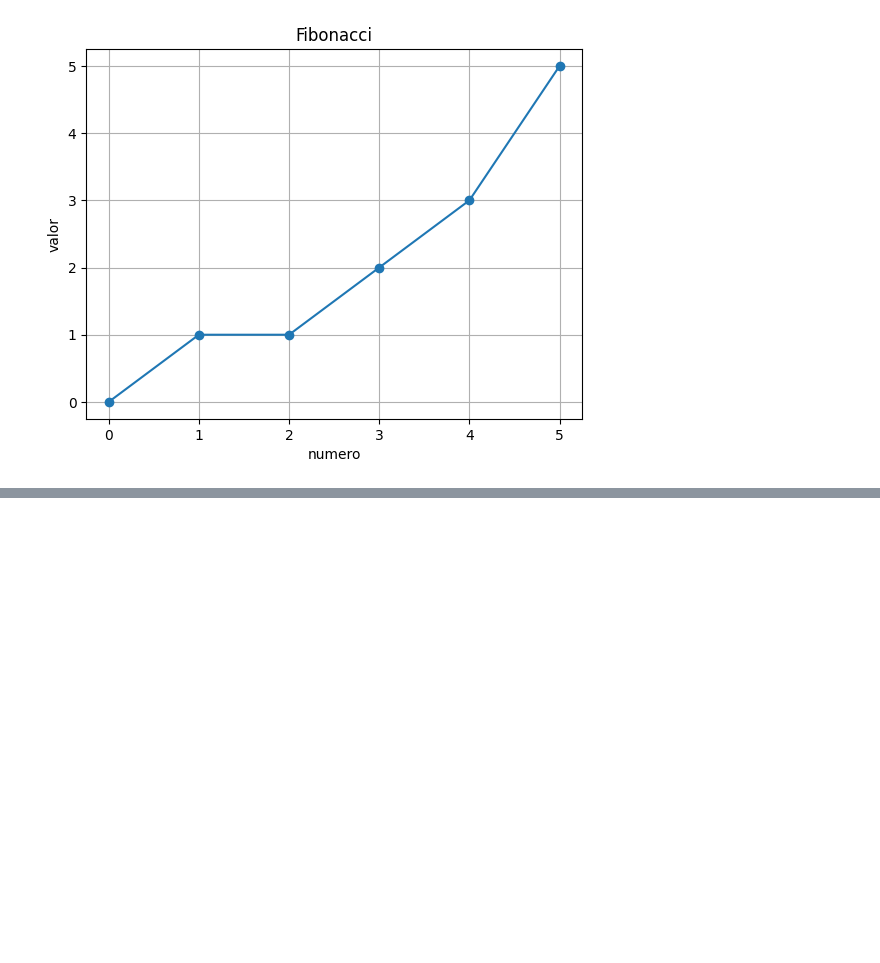
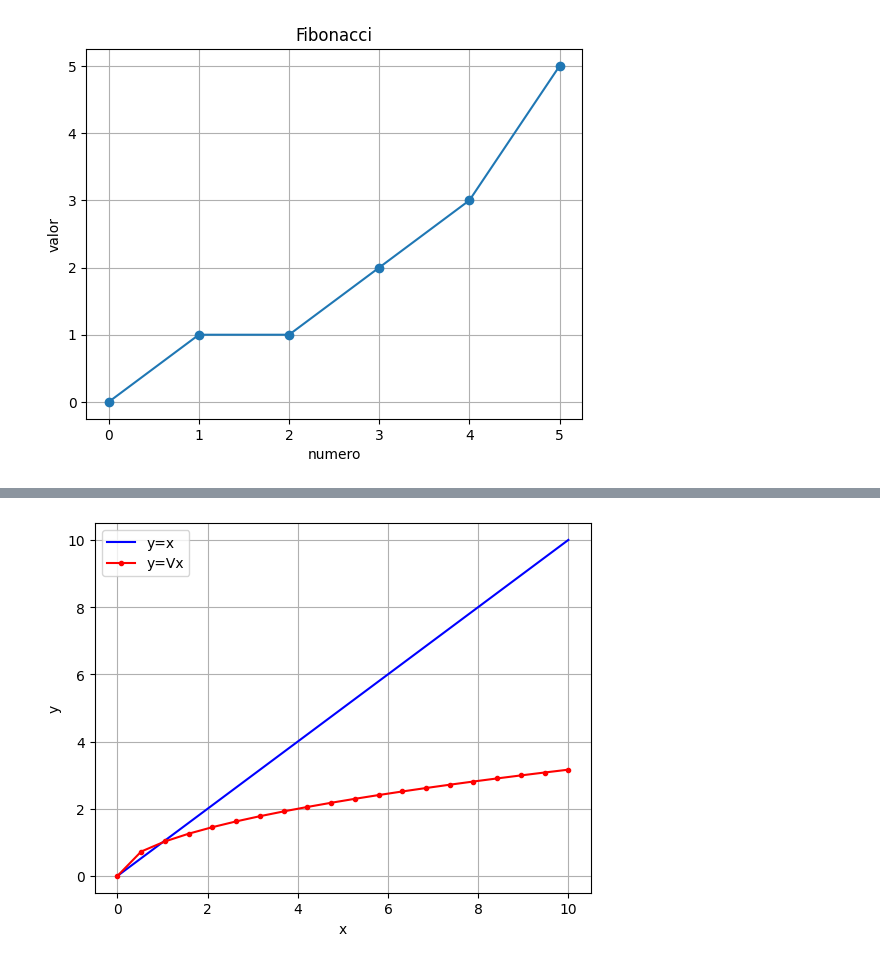
Before and after one commit to MariCaldeOr/Matematicas-aplicadas, a Jupyter notebook: Untitled2.ipynb, the cells around one changed output, grey strips where cells are left out. Drawn from its saved outputs; the diff is of its cells as text; code cells hidden in the pictures; blank space fills up the shorter version.

```diff
--- a/Untitled2.ipynb
+++ b/Untitled2.ipynb
@@ -25,0 +112,16 @@ digite la cantidad de numeros de fibonnaci: 6
+# %%
+#5)  Raíces cuadradas: Grafique la función y = Vx junto con la línea y = x en el mismo gráfico para valores de x entre 0 y 10.
+import numpy as np
+import matplotlib.pyplot as plt
+x=np.linspace(0,10,20)
+y=x
+z=np.sqrt(x)
+plt.plot(x,y, label="y=x", color="b")
+plt.plot(x,z, label="y=Vx", color="r", marker= ".")
+plt.legend()
+plt.xlabel("x")
+plt.ylabel("y")
+plt.grid(True)
+plt.show()
+# %% [output]
+[figure, added]
```
Also changed, not shown: parts of 8 cells of this notebook.
